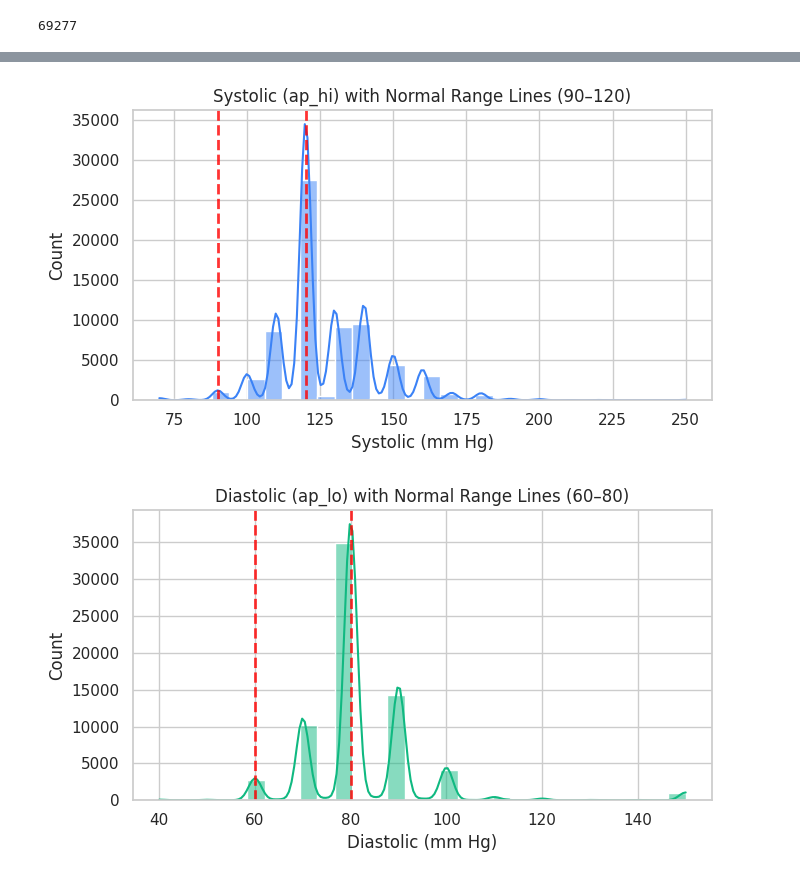
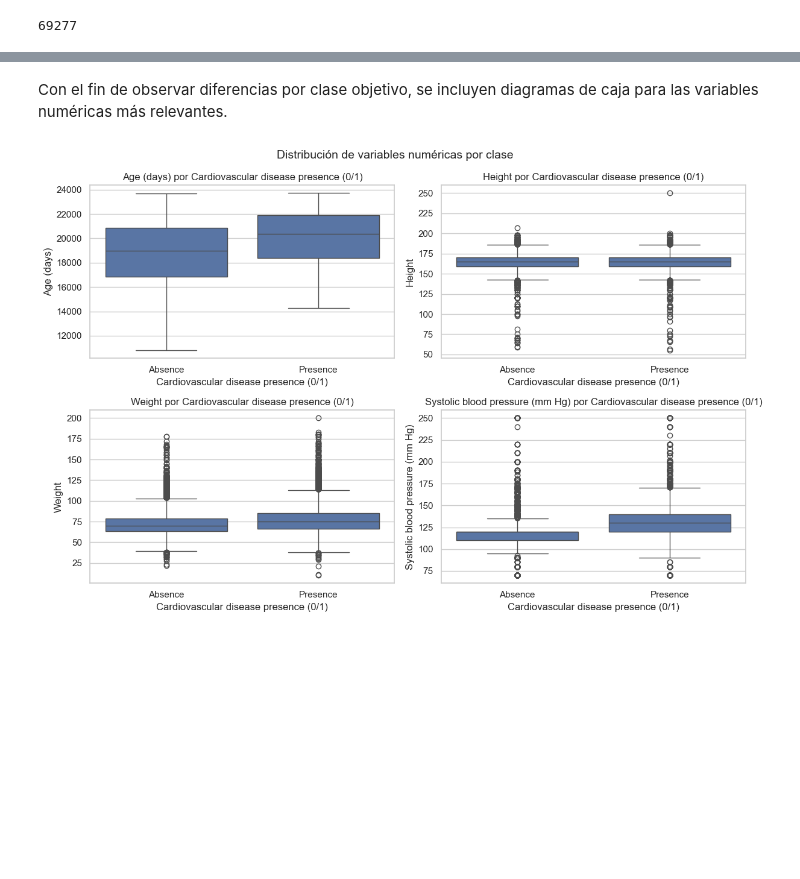
Before and after one commit to datwaft/aprendizaje_automatico, a Jupyter notebook: Trabajo_Corto_2/Trabajo_Corto_2.ipynb, the cells around one changed output, grey strips where cells are left out. Cells and saved outputs as stored; diff of their text form; code cells hidden in the pictures; blank space fills up the shorter version.

```diff
--- a/Trabajo_Corto_2/Trabajo_Corto_2.ipynb
+++ b/Trabajo_Corto_2/Trabajo_Corto_2.ipynb
@@ -844,10 +859,10 @@ column_labels = {
     "weight": "Weight",
     "ap_hi": "Systolic blood pressure (mm Hg)",
     "ap_lo": "Diastolic blood pressure (mm Hg)",
-    "cholesterol": "Cholesterol level (categorical 1–3)",
-    "gluc": "Glucose level (categorical 1–3)",
+    "cholesterol": "Cholesterol level (1–3)",
+    "gluc": "Glucose level (1–3)",
     "smoke": "Smoking status (0/1)",
     "alco": "Alcohol intake (0/1)",
     "active": "Physical activity (0/1)",
-    "cardio": "Cardiovascular disease presence (target 0/1)",
+    "cardio": "Cardiovascular disease presence (0/1)",
 }
@@ -907,25 +895,22 @@ plt.show()
-# %%
-
-plt.figure(figsize=(7, 4))
-ax = sns.histplot(df["ap_hi"], kde=True, color="#3B82F6", bins=30)
-for v in (90, 120):
-    ax.axvline(v, color="red", linestyle="--", linewidth=2, alpha=0.8)
-ax.set_title("Systolic (ap_hi) with Normal Range Lines (90–120)")
-ax.set_xlabel("Systolic (mm Hg)")
-plt.tight_layout()
-plt.show()
-# %% [output]
-[figure, removed]
-# %%
-
-plt.figure(figsize=(7, 4))
-ax = sns.histplot(df["ap_lo"], kde=True, color="#10B981", bins=30)
-for v in (60, 80):
-    ax.axvline(v, color="red", linestyle="--", linewidth=2, alpha=0.8)
-ax.set_title("Diastolic (ap_lo) with Normal Range Lines (60–80)")
-ax.set_xlabel("Diastolic (mm Hg)")
-plt.tight_layout()
-plt.show()
-# %% [output]
-[figure, removed]
+# %% [markdown]
+Con el fin de observar diferencias por clase objetivo, se incluyen diagramas de caja para las variables numéricas más relevantes.
+# %%
+fig, axes = plt.subplots(nrows=2, ncols=2, figsize=(12, 8))
+
+for ax, col in zip(axes.flat, num_cols):
+    sns.boxplot(x="cardio", y=col, data=df, ax=ax)
+    ax.set_xlabel(column_labels["cardio"])
+    ax.set_xticks([0, 1])
+    ax.set_xticklabels(category_labels["cardio"])
+    ax.set_ylabel(column_labels.get(col, col))
+    ax.set_title(f"{column_labels.get(col, col)} por {column_labels['cardio']}")
+
+for ax in axes.flat[len(num_cols) :]:
+    ax.remove()
+
+fig.suptitle("Distribución de variables numéricas por clase", fontsize=14)
+fig.tight_layout()
+plt.show()
+# %% [output]
+[figure, added]
 # %% [markdown]
```
Also changed, not shown: parts of 43 cells of this notebook, 2 other files.
